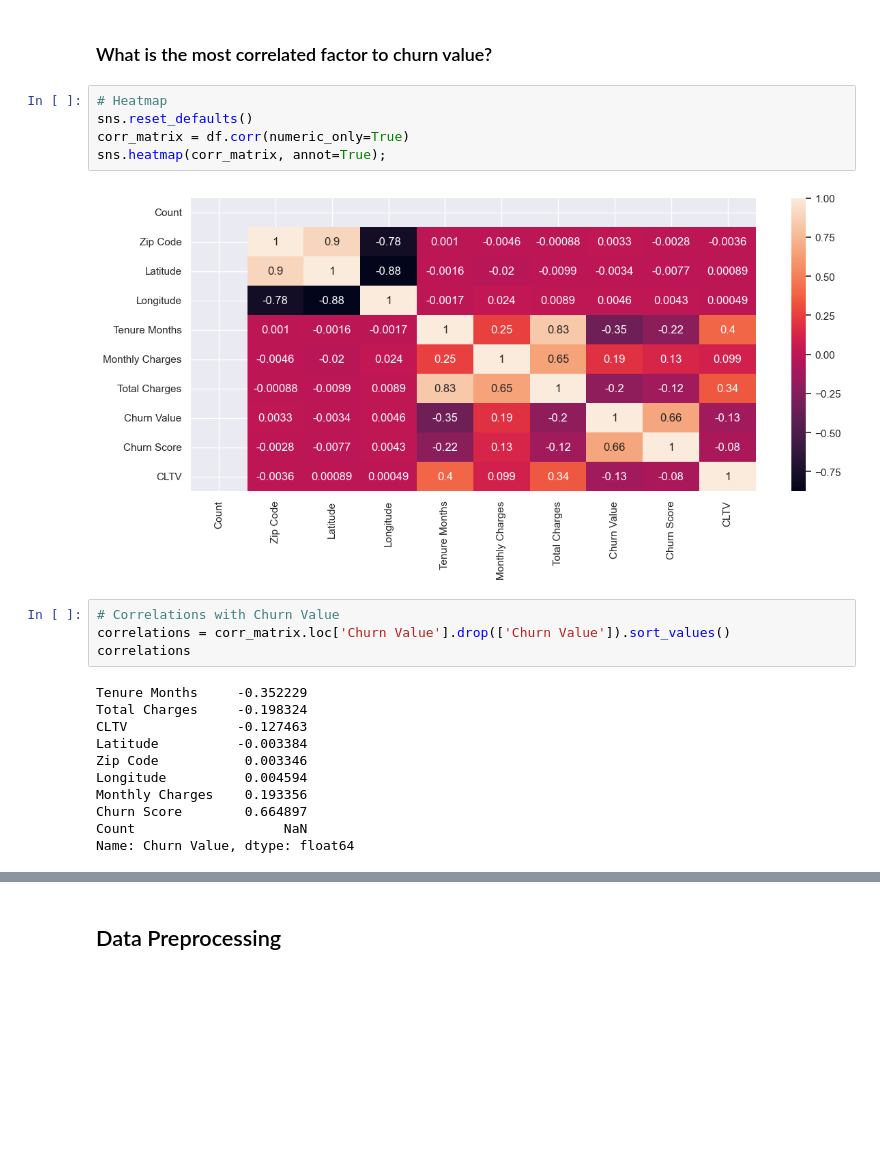
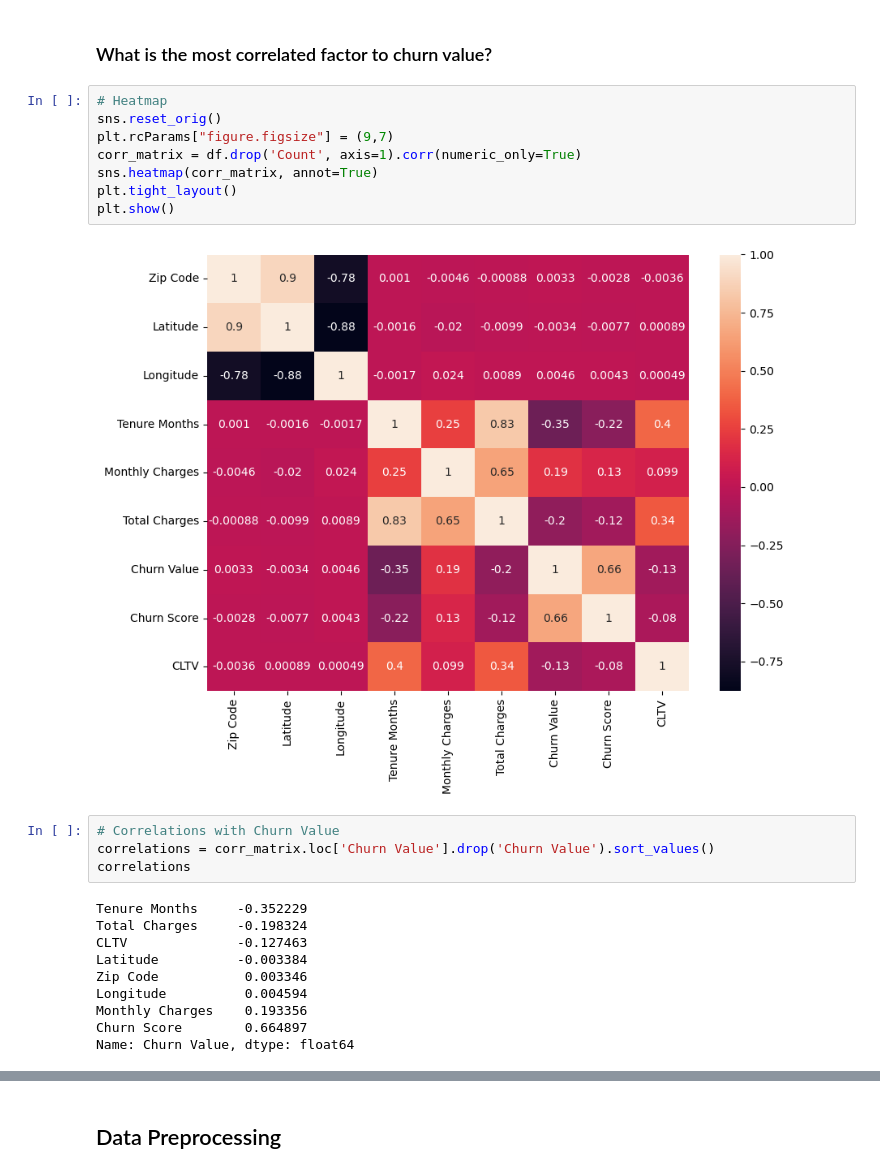
Before and after one commit to nadpierre/telco-churn-classification-project, a Jupyter notebook: DataAnalysisAndModeling.ipynb, the cells around one changed output, grey strips where cells are left out. Cells and saved outputs as stored; diff of their text form; blank space fills up the shorter version.

```diff
--- a/DataAnalysisAndModeling.ipynb
+++ b/DataAnalysisAndModeling.ipynb
@@ -468,14 +475,17 @@ top_5
 ### What is the most correlated factor to churn value?
 # %%
 # Heatmap
-sns.reset_defaults()
-corr_matrix = df.corr(numeric_only=True)
-sns.heatmap(corr_matrix, annot=True);
+sns.reset_orig()
+plt.rcParams["figure.figsize"] = (9,7)
+corr_matrix = df.drop('Count', axis=1).corr(numeric_only=True)
+sns.heatmap(corr_matrix, annot=True)
+plt.tight_layout()
+plt.show()
 # %% [output]
-[figure, old version]
+[figure, new version]
 # %%
 # Correlations with Churn Value
-correlations = corr_matrix.loc['Churn Value'].drop(['Churn Value']).sort_values()
+correlations = corr_matrix.loc['Churn Value'].drop('Churn Value').sort_values()
 correlations
 # %% [output]
 Tenure Months     -0.352229
@@ -486,7 +496,6 @@ Zip Code           0.003346
 Longitude          0.004594
 Monthly Charges    0.193356
 Churn Score        0.664897
-Count                   NaN
 Name: Churn Value, dtype: float64
 # %%
 # Correlation barplot
```
Also changed, not shown: parts of 19 cells of this notebook.
